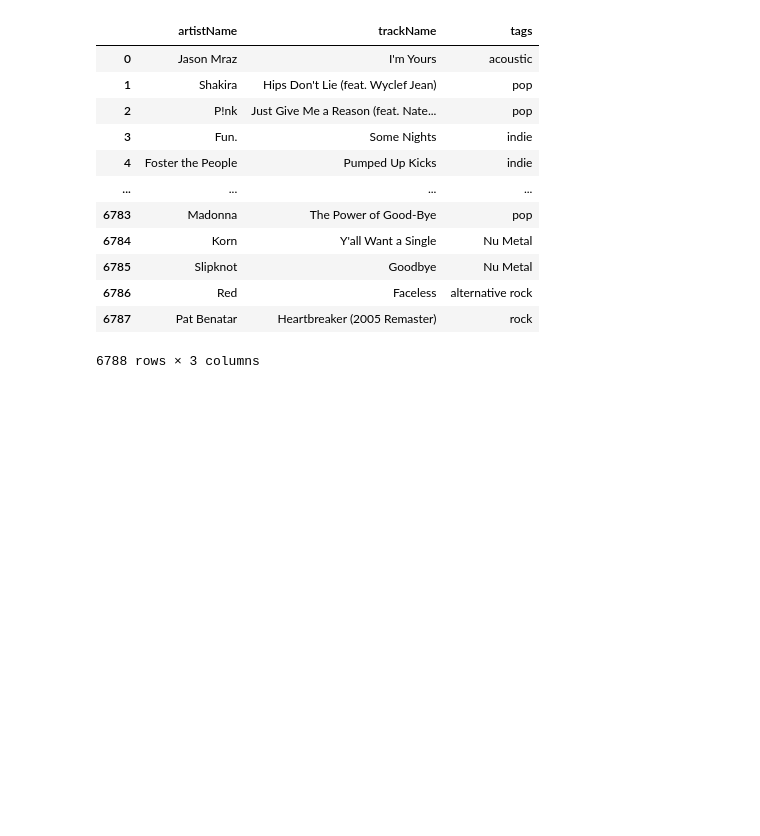
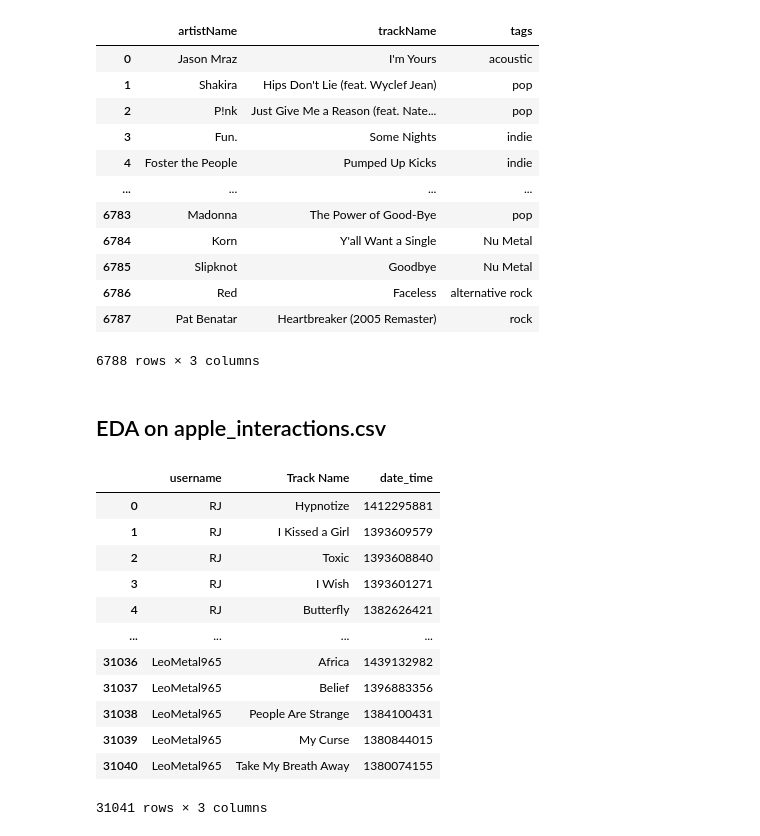
Before and after one commit to NACME-AIML-2024/final-project-recsetters, a Jupyter notebook: viz.ipynb, the cells around one changed output. Drawn from its saved outputs; the diff is of its cells as text; code cells hidden in the pictures; blank space fills up the shorter version.

```diff
--- a/viz.ipynb
+++ b/viz.ipynb
@@ -732,3 +734,23 @@ df_filtered_items
 | 6786 | Red | Faceless | alternative rock |
 | 6787 | Pat Benatar | Heartbreaker (2005 Remaster) | rock |
 6788 rows × 3 columns
+# %% [markdown]
+## EDA on apple_interactions.csv
+# %%
+df_interactions = pd.read_csv('data_collection/apple_interactions.csv')
+df_interactions = df_interactions.rename(columns={'track_name':'Track Name'})
+df_interactions
+# %% [output]
+|  | username | Track Name | date_time |
+| 0 | RJ | Hypnotize | 1412295881 |
+| 1 | RJ | I Kissed a Girl | 1393609579 |
+| 2 | RJ | Toxic | 1393608840 |
+| 3 | RJ | I Wish | 1393601271 |
+| 4 | RJ | Butterfly | 1382626421 |
+| ... | ... | ... | ... |
+| 31036 | LeoMetal965 | Africa | 1439132982 |
+| 31037 | LeoMetal965 | Belief | 1396883356 |
+| 31038 | LeoMetal965 | People Are Strange | 1384100431 |
+| 31039 | LeoMetal965 | My Curse | 1380844015 |
+| 31040 | LeoMetal965 | Take My Breath Away | 1380074155 |
+31041 rows × 3 columns
```
Also changed, not shown: parts of 4 cells of this notebook, 13 other files.
